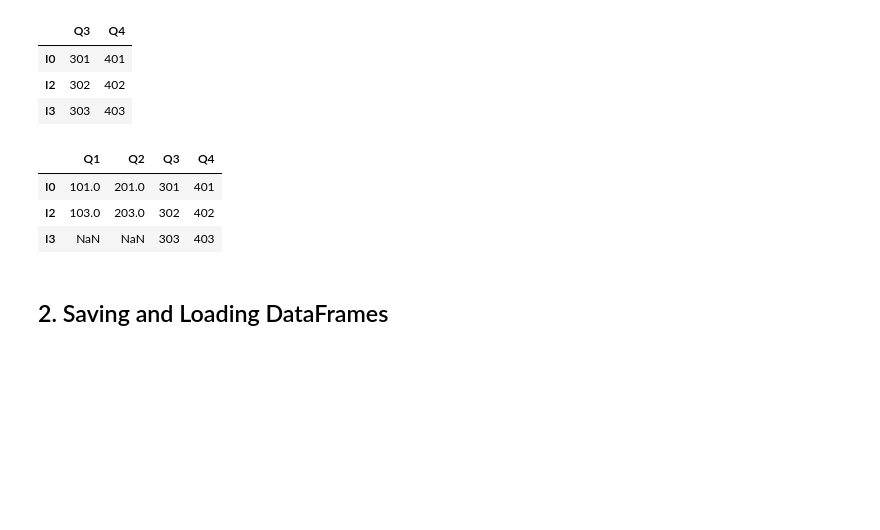
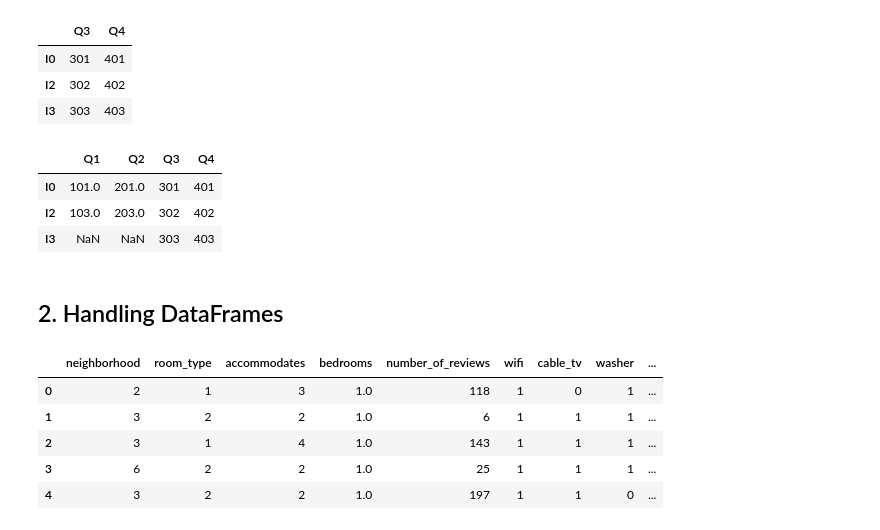
Before and after one commit to jackwychoi/SelfStudy_DataAnalysis, a Jupyter notebook: Pandas_02.ipynb, the cells around one changed output. Cells and saved outputs as stored; diff of their text form; code cells hidden in the pictures; blank space fills up the shorter version.

```diff
--- a/Pandas_02.ipynb
+++ b/Pandas_02.ipynb
@@ -103,4 +103,15 @@ data_quar.join(data_quar_new,how='right')
 | I2 | 103.0 | 203.0 | 302 | 402 |
 | I3 | NaN | NaN | 303 | 403 |
 # %% [markdown]
-## 2. Saving and Loading DataFrames
+## 2. Handling DataFrames
+# %%
+data = pd.read_csv('data/airbnb.csv')
+# %%
+data.head()
+# %% [output]
+|  | neighborhood | room_type | accommodates | bedrooms | number_of_reviews | wifi | cable_tv | washer | ... |
+| 0 | 2 | 1 | 3 | 1.0 | 118 | 1 | 0 | 1 | ... |
+| 1 | 3 | 2 | 2 | 1.0 | 6 | 1 | 1 | 1 | ... |
+| 2 | 3 | 1 | 4 | 1.0 | 143 | 1 | 1 | 1 | ... |
+| 3 | 6 | 2 | 2 | 1.0 | 25 | 1 | 1 | 1 | ... |
+| 4 | 3 | 2 | 2 | 1.0 | 197 | 1 | 1 | 0 | ... |
```
Also changed, not shown: parts of 10 cells of this notebook.
